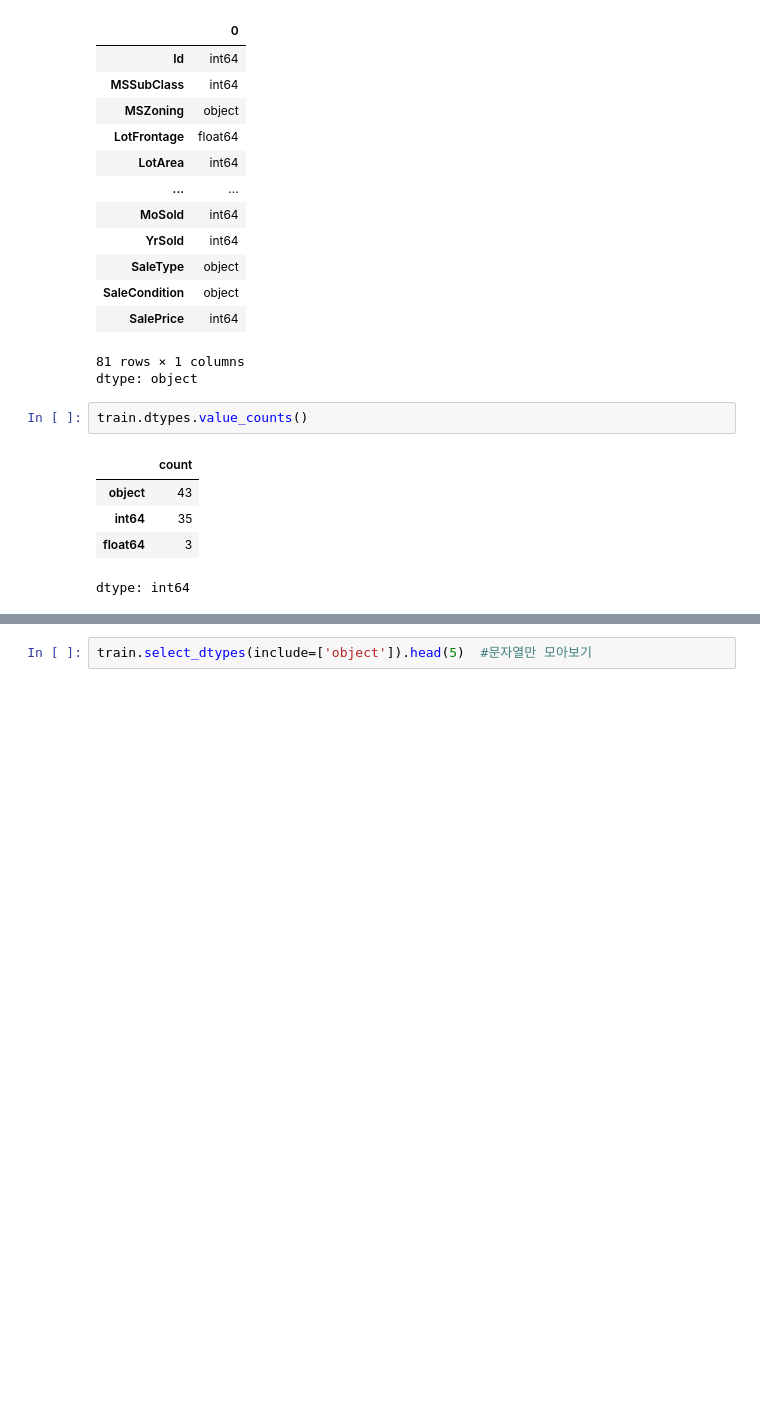
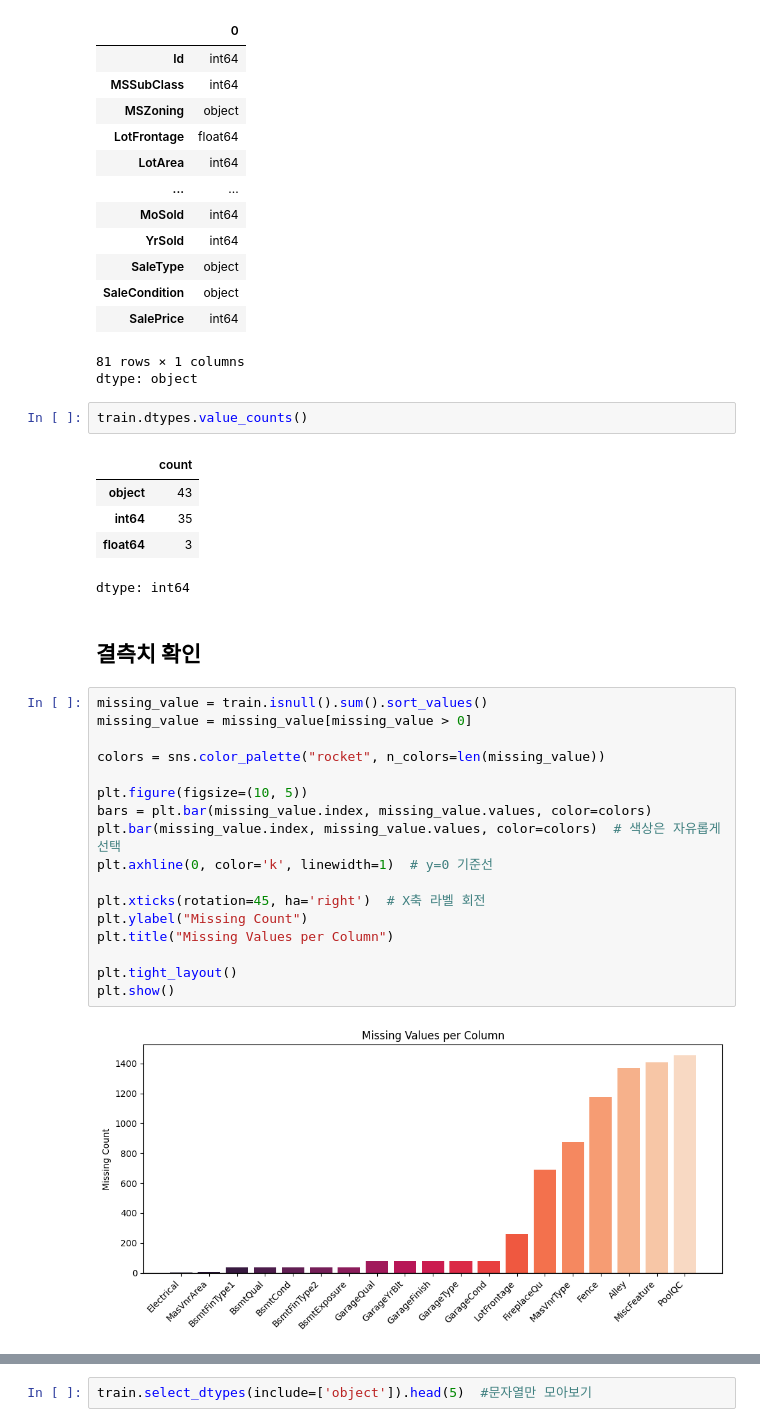
Before and after one commit to WasabiRamen/kaggle-study-house-prices, a Jupyter notebook: house_price.ipynb, the cells around one changed output, grey strips where cells are left out. Saved outputs shown, nothing was run; the diff lists cells and outputs as text; blank space fills up the shorter version.

```diff
--- a/house_price.ipynb
+++ b/house_price.ipynb
@@ -53,3 +55,24 @@ train.dtypes.value_counts()
 | int64 | 35 |
 | float64 | 3 |
 dtype: int64
+# %% [markdown]
+## **결측치 확인**
+# %%
+missing_value = train.isnull().sum().sort_values()
+missing_value = missing_value[missing_value > 0]
+
+colors = sns.color_palette("rocket", n_colors=len(missing_value))
+
+plt.figure(figsize=(10, 5))
+bars = plt.bar(missing_value.index, missing_value.values, color=colors)
+plt.bar(missing_value.index, missing_value.values, color=colors)  # 색상은 자유롭게 선택
+plt.axhline(0, color='k', linewidth=1)  # y=0 기준선
+
+plt.xticks(rotation=45, ha='right')  # X축 라벨 회전
+plt.ylabel("Missing Count")
+plt.title("Missing Values per Column")
+
+plt.tight_layout()
+plt.show()
+# %% [output]
+[figure, added]
```
Also changed, not shown: parts of 13 cells of this notebook.
